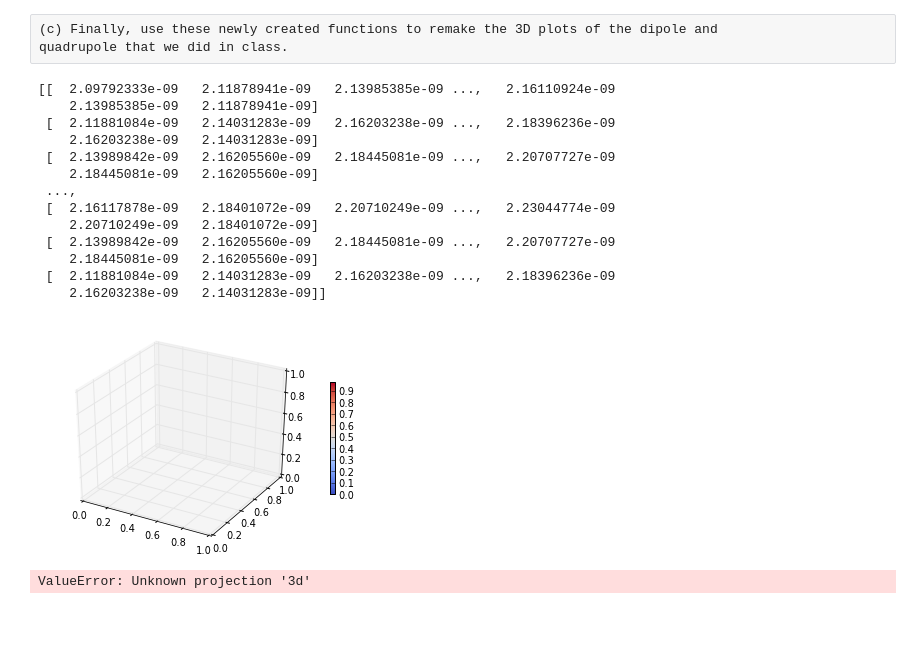
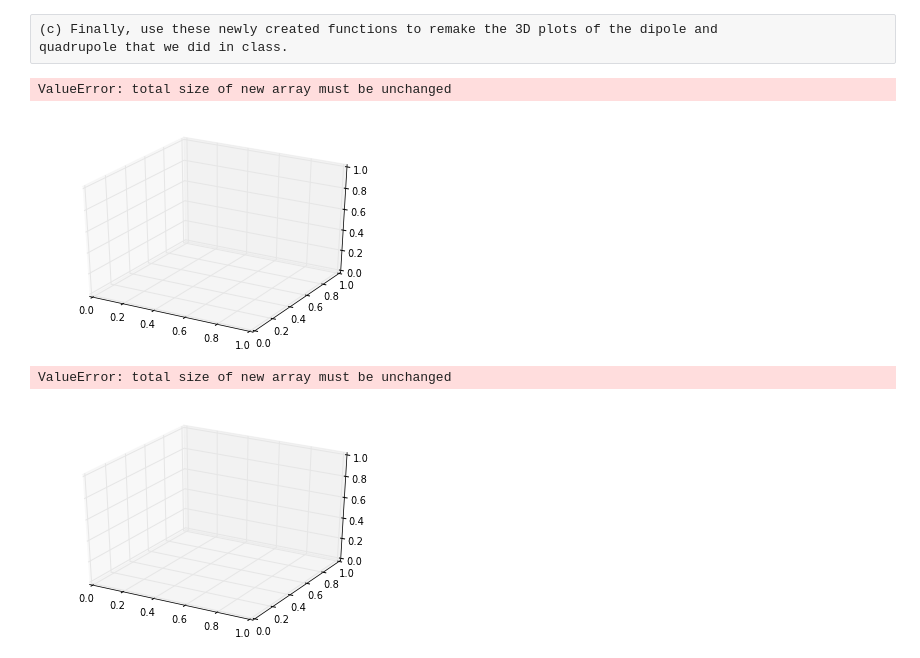
Before and after one commit to ersong/PHYS202-S13, a Jupyter notebook: Week4/Tues Week 4 Notes.ipynb, the cells around one changed output. Saved outputs shown, nothing was run; the diff lists cells and outputs as text; code cells hidden in the pictures; blank space fills up the shorter version.

```diff
--- a/Week4/Tues Week 4 Notes.ipynb
+++ b/Week4/Tues Week 4 Notes.ipynb
@@ -200,31 +201,21 @@ quadrupole that we did in class.
 # %%
 dx=.06
 dy=.06
 x,y = meshgrid(arange(-2.,2.,dx),arange(-2.,2.,dx))
 q=1
 d=1
 angle=30
 Vxy=dipolePotential(x,y,q,d,angle)
 fig=figure()
 ax=fig.gca(projection='3d')
-#p=ax.plot_surface(x,y,Vxy,rstride=1,cstride=1,linewidth=0,cmap=cm.BuGn)
+p=ax.plot_surface(x,y,Vxy,rstride=1,cstride=1,linewidth=0,cmap=cm.BuGn)
 cb=fig.colorbar(p,shrink=.5)
 print Vxy
+# To whom this may concern (whoever's grading this), x,y and Vxy are both 2D arrays like their counterparts in previous problems. It should work if I just
+#input the values to the plot function. However I keep getting this error as seen below. I've put this on the Forum with no results yet. Same with cell below
 # %% [output]
-[[  2.09792333e-09   2.11878941e-09   2.13985385e-09 ...,   2.16110924e-09
-    2.13985385e-09   2.11878941e-09]
- [  2.11881084e-09   2.14031283e-09   2.16203238e-09 ...,   2.18396236e-09
-    2.16203238e-09   2.14031283e-09]
- [  2.13989842e-09   2.16205560e-09   2.18445081e-09 ...,   2.20707727e-09
-    2.18445081e-09   2.16205560e-09]
- ...,
- [  2.16117878e-09   2.18401072e-09   2.20710249e-09 ...,   2.23044774e-09
-    2.20710249e-09   2.18401072e-09]
- [  2.13989842e-09   2.16205560e-09   2.18445081e-09 ...,   2.20707727e-09
-    2.18445081e-09   2.16205560e-09]
- [  2.11881084e-09   2.14031283e-09   2.16203238e-09 ...,   2.18396236e-09
-    2.16203238e-09   2.14031283e-09]]
+ValueError: total size of new array must be unchanged
-[figure, old version]
+[figure, new version]
 # %%
 Q=1e-9#C
 D=2
@@ -237,7 +228,8 @@ Vxy=dipolePotential(x,y,q,d,angle)
 U=dipolePotential(X,Y,Q,D,90)
 fig=figure()
 ax=fig.gca(projection='3d')
-p=ax.plot_surface(x,y,Vxy+V,rstride=1,cstride=1,linewidth=0,cmap=cm.Oranges)
+p=ax.plot_surface(x,y,Vxy+U,rstride=1,cstride=1,linewidth=0,cmap=cm.Oranges)
 cb=fig.colorbar(p,shrink=.5)
 # %% [output]
-ValueError: Unknown projection '3d'
+ValueError: total size of new array must be unchanged
+[figure, added]
```
Also changed, not shown: parts of 7 cells of this notebook, 1 other file.
